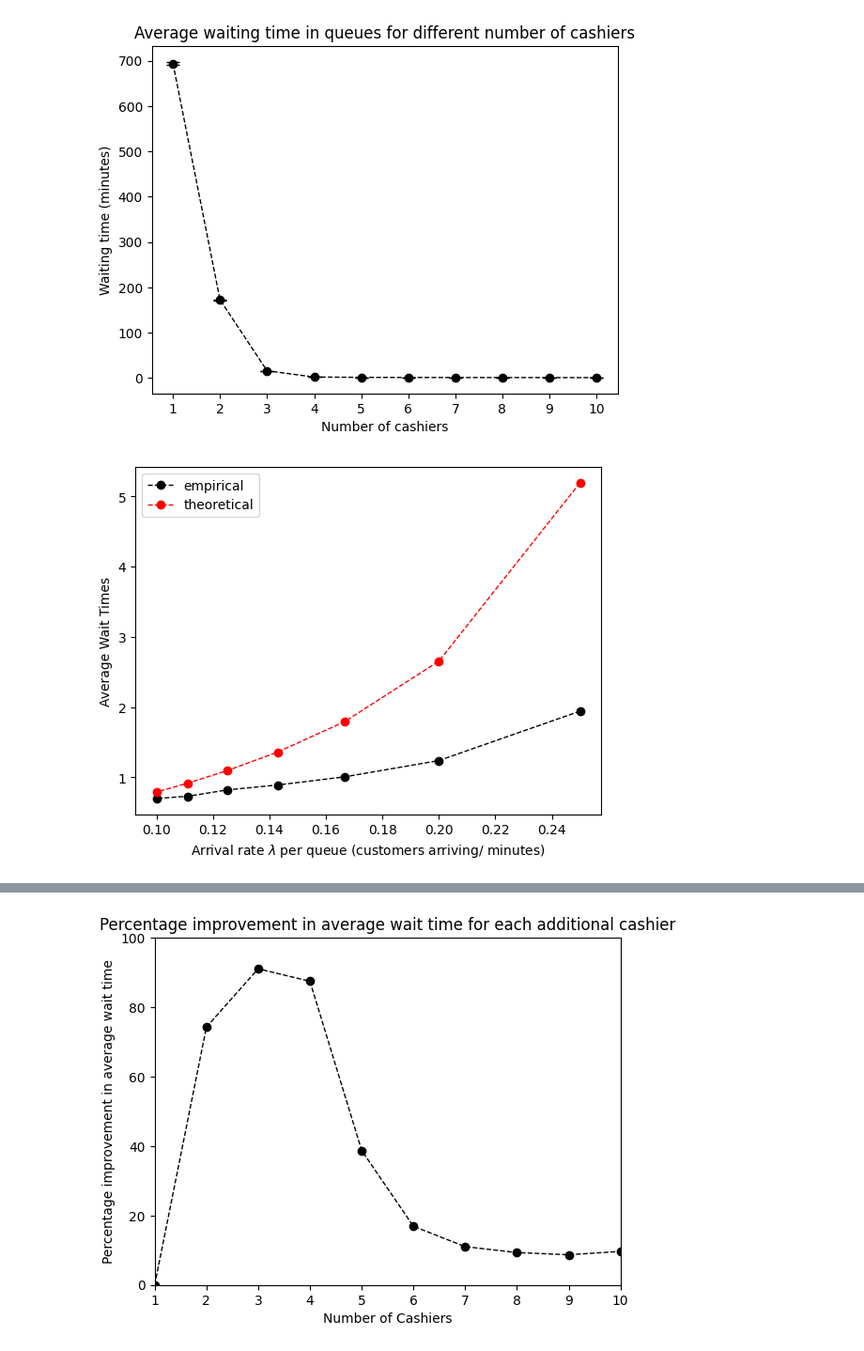
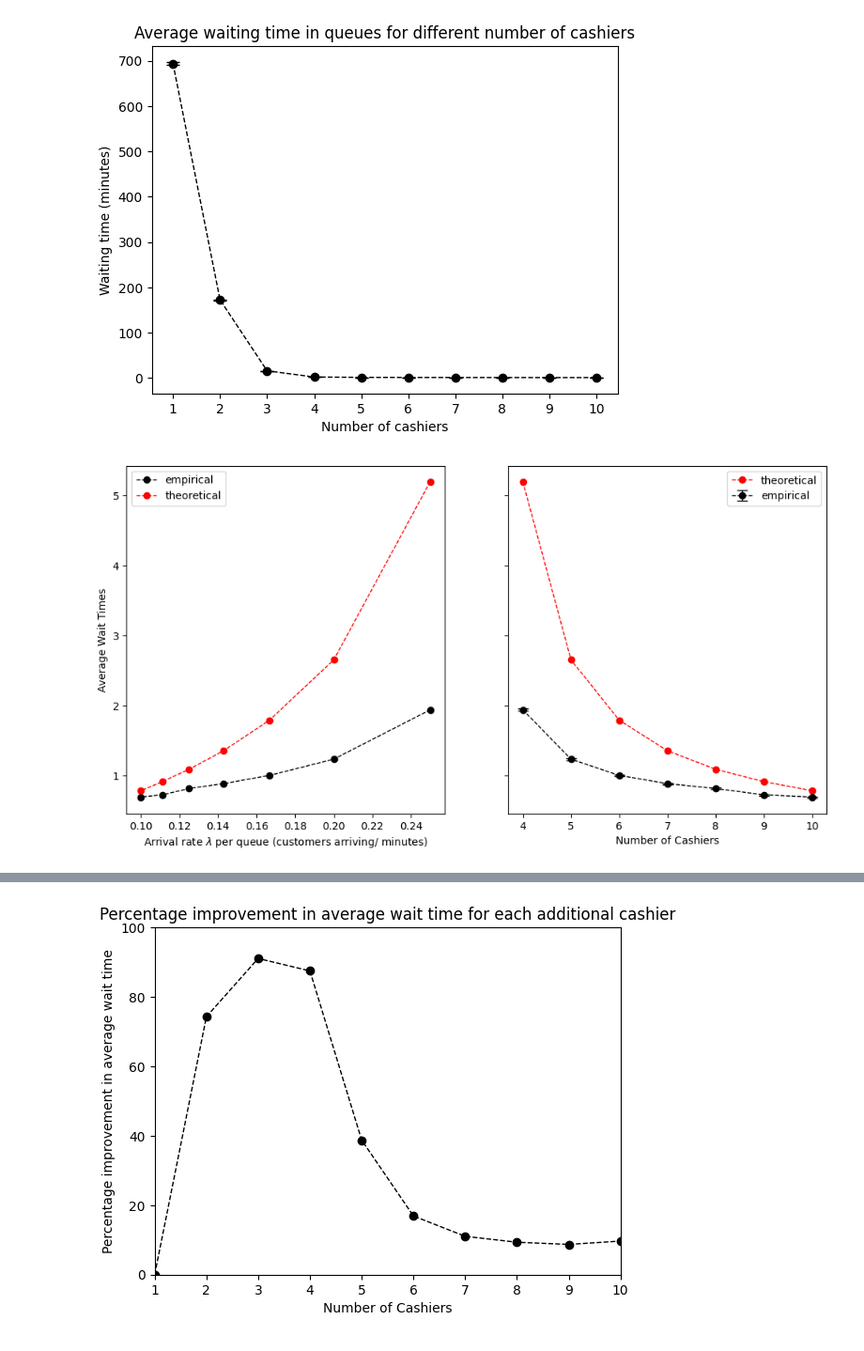
Before and after one commit to rebe121314/CS166-Assignemnt1, a Jupyter notebook: queue_draft.ipynb, the cells around one changed output, grey strips where cells are left out. Shown at 94% size. Drawn from its saved outputs; the diff is of its cells as text; code cells hidden in the pictures.

```diff
--- a/queue_draft.ipynb
+++ b/queue_draft.ipynb
@@ -525,37 +543,46 @@ def theoretical_avg_wait_time(lamda, tau=3, sigma=1, manager_tau=5, manager_sigm
     -------
     float
         The theoretical average waiting time for the queue.
     '''
 
     rho = lamda * tau
 
     # compute the arrival rate of the manager queue as the arrival/departure rate to the whole system times the probability of a customer going to the manager
     manager_lamda = lamda * p_manager
     manager_rho = manager_lamda * manager_tau
 
     # compute the average waiting time for the manager queue
     manager_avg_wait_time = (manager_rho*manager_tau / (2*(1-manager_rho))) * (1 + manager_sigma**2 / manager_tau**2)
 
     # compute the average waiting time for the system as a whole
     return (rho*tau / (2*(1-rho))) * (1 + (sigma /tau)**2) + manager_avg_wait_time
 
 theoretical_wait_times = []
 x_arrival_rate = []
 for i in cashiers[3:]:
     lamda = 1/i # The arrival rate to each queue is inversely proportional to the number of queues
     x_arrival_rate.append(lamda)
     theoretical_wait_times.append(theoretical_avg_wait_time(lamda))
 
-plt.figure()
+fig, ax = plt.subplots(1, 2, sharey = True, figsize=(12, 6))
 
 #plt.title('Average Wait Times for different Arrival Rates empirical and theoretical results')
-plt.xlabel('Arrival rate $\lambda$ per queue (customers arriving/ minutes)')
-plt.ylabel('Average Wait Times')
+ax[0].set_xlabel('Arrival rate $\lambda$ per queue (customers arriving/ minutes)')
+ax[0].set_ylabel('Average Wait Times')
 
 
-plt.plot(x_arrival_rate, waiting_times_mean[3:], color='black', marker='o', linestyle='--', linewidth=1, label='empirical')
-plt.plot(x_arrival_rate, theoretical_wait_times, color='red', marker='o', linestyle='--', linewidth=1, label='theoretical')
-plt.legend()
+ax[0].plot(x_arrival_rate, waiting_times_mean[3:], color='black', marker='o', linestyle='--', linewidth=1, label='empirical')
+ax[0].plot(x_arrival_rate, theoretical_wait_times, color='red', marker='o', linestyle='--', linewidth=1, label='theoretical')
+ax[0].legend()
+
+# ax[1].title('Average Wait Times for different Arrival Rates empirical and theoretical results')
+ax[1].set_xlabel('Number of Cashiers')
+
+
+ax[1].errorbar(cashiers[3:], waiting_times_mean[3:], waiting_times_std[3:], color='black', marker='o', capsize=5, linestyle='--',
+             linewidth=1, label='empirical')
+ax[1].plot(cashiers[3:], theoretical_wait_times, color='red', marker='o', linestyle='--', linewidth=1, label='theoretical')
+ax[1].legend()
 plt.show()
 # %% [output]
-[figure, old version]
+[figure, new version]
```
Also changed, not shown: parts of 13 cells of this notebook.
